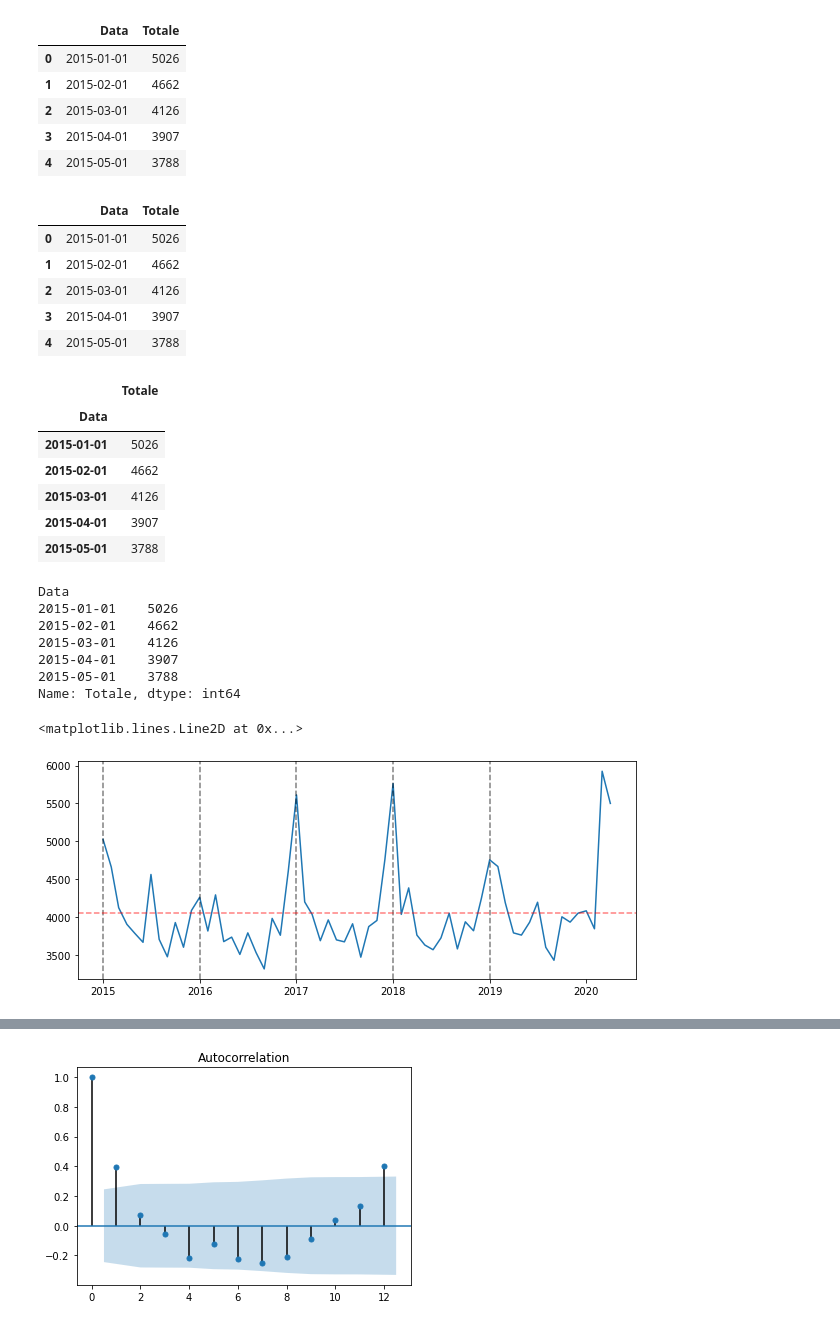
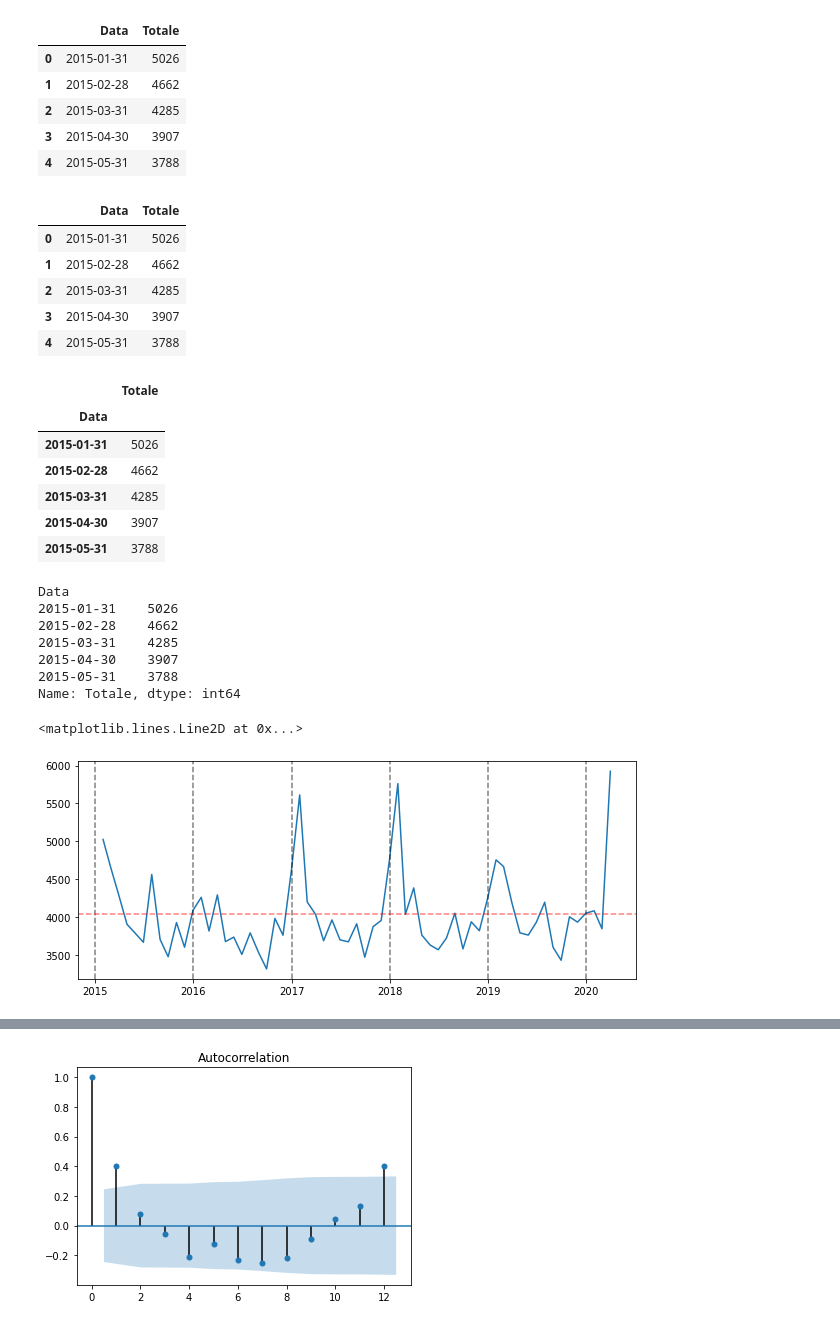
Before and after one commit to SofiaBlack/COVID-19_deaths_analysis, a Jupyter notebook: SARIMAX Model_monthly .ipynb, the cells around one changed output, grey strips where cells are left out. Drawn from its saved outputs; the diff is of its cells as text; code cells hidden in the pictures.

```diff
--- a/SARIMAX Model_monthly .ipynb
+++ b/SARIMAX Model_monthly .ipynb
@@ -1,45 +1,45 @@
 # %%
 import pandas as pd
-df = pd.read_csv("csv/decessi_mensili.csv")
+df = pd.read_csv("csv/decessi_month.csv")
 df.head()
 # %% [output]
 |  | Data | Totale |
-| 0 | 2015-01-01 | 5026 |
-| 1 | 2015-02-01 | 4662 |
-| 2 | 2015-03-01 | 4126 |
-| 3 | 2015-04-01 | 3907 |
-| 4 | 2015-05-01 | 3788 |
+| 0 | 2015-01-31 | 5026 |
+| 1 | 2015-02-28 | 4662 |
+| 2 | 2015-03-31 | 4285 |
+| 3 | 2015-04-30 | 3907 |
+| 4 | 2015-05-31 | 3788 |
 # %%
 df.Data = pd.to_datetime(df.Data)
 df.head()
 # %% [output]
 |  | Data | Totale |
-| 0 | 2015-01-01 | 5026 |
-| 1 | 2015-02-01 | 4662 |
-| 2 | 2015-03-01 | 4126 |
-| 3 | 2015-04-01 | 3907 |
-| 4 | 2015-05-01 | 3788 |
+| 0 | 2015-01-31 | 5026 |
+| 1 | 2015-02-28 | 4662 |
+| 2 | 2015-03-31 | 4285 |
+| 3 | 2015-04-30 | 3907 |
+| 4 | 2015-05-31 | 3788 |
 # %%
 df.set_index('Data', inplace=True)
 df.head()
 # %% [output]
 |  | Totale |
 | Data |  |
-| 2015-01-01 | 5026 |
-| 2015-02-01 | 4662 |
-| 2015-03-01 | 4126 |
-| 2015-04-01 | 3907 |
-| 2015-05-01 | 3788 |
+| 2015-01-31 | 5026 |
+| 2015-02-28 | 4662 |
+| 2015-03-31 | 4285 |
+| 2015-04-30 | 3907 |
+| 2015-05-31 | 3788 |
 # %%
 ts = df.Totale
 ts.head()
 # %% [output]
 Data
-2015-01-01    5026
-2015-02-01    4662
-2015-03-01    4126
-2015-04-01    3907
-2015-05-01    3788
+2015-01-31    5026
+2015-02-28    4662
+2015-03-31    4285
+2015-04-30    3907
+2015-05-31    3788
 Name: Totale, dtype: int64
 # %%
 from datetime import datetime
@@ -50,13 +50,13 @@ lim_ts = ts[start_date:end_date]
 # %%
 import matplotlib.pyplot as plt
 plt.figure(figsize=(10,4))
 plt.plot(lim_ts)
-for year in range(start_date.year,end_date.year):
+for year in range(start_date.year,end_date.year+1):
     plt.axvline(pd.to_datetime(str(year)+'-01-01'), color='k', linestyle='--', alpha=0.5)
 plt.axhline(lim_ts.mean(), color='r', alpha=0.5, linestyle='--')
 # %% [output]
 <matplotlib.lines.Line2D at 0x...>
-[figure, old version]
+[figure, new version]
 # %%
 from statsmodels.tsa.seasonal import seasonal_decompose
 
```
Also changed, not shown: parts of 14 cells of this notebook, 5 other files.
